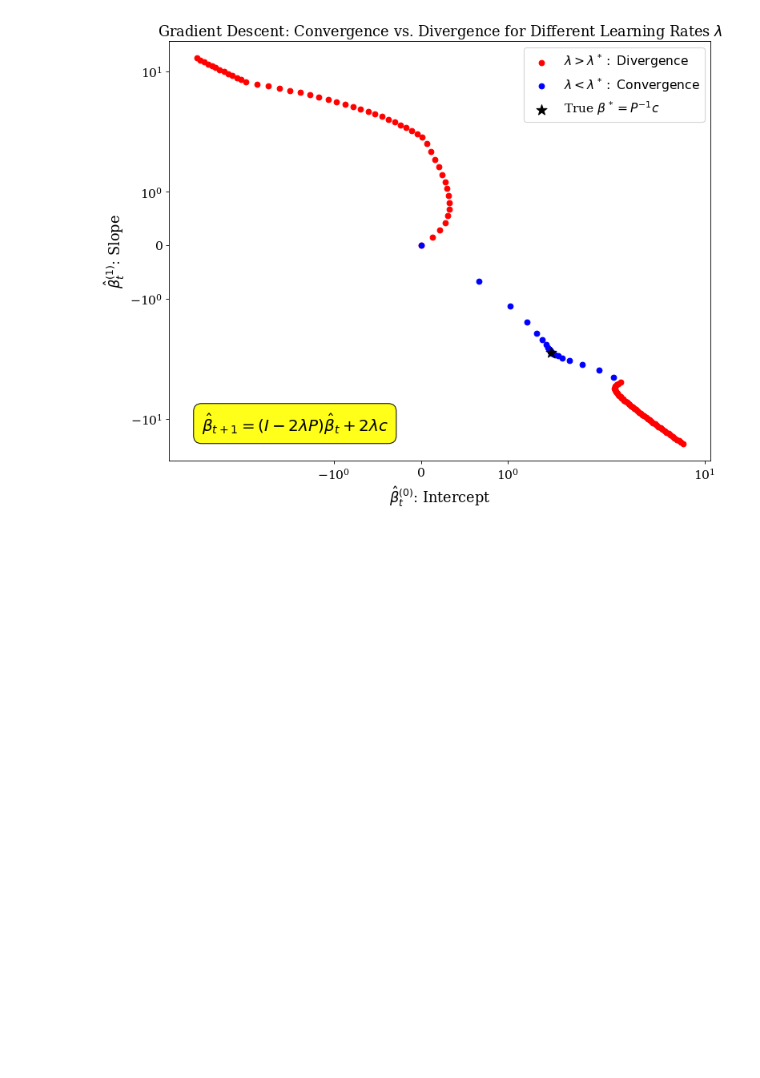
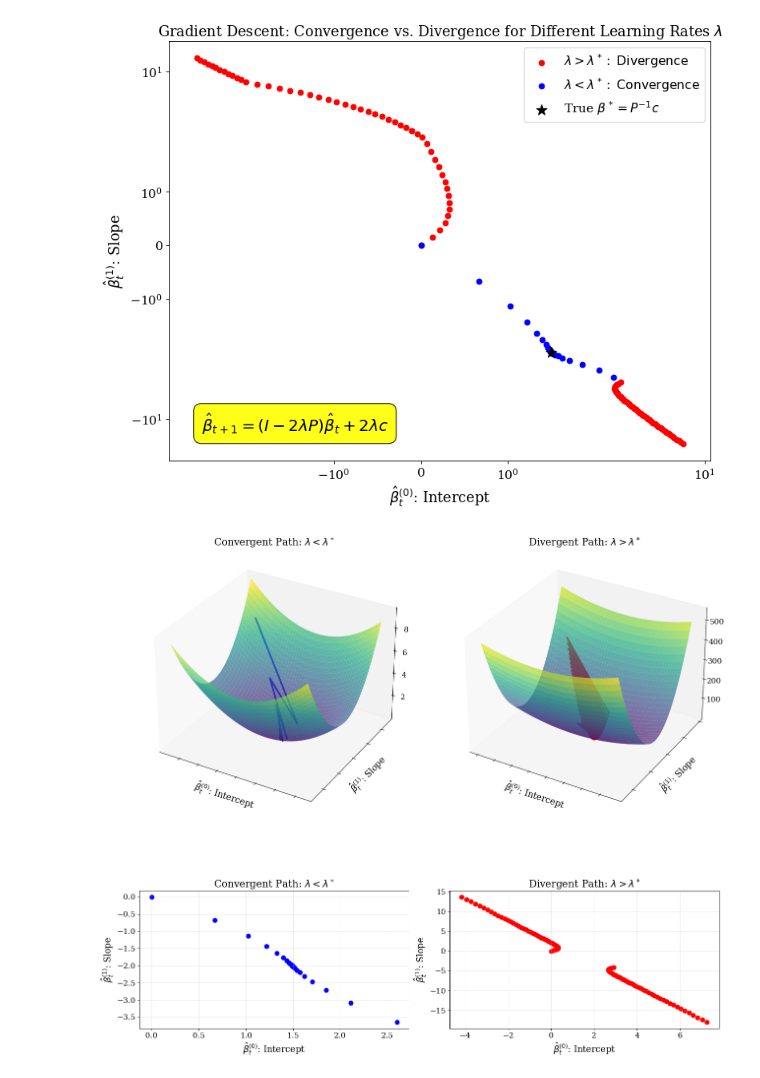
Before and after one commit to Mekahou/Notes, a Jupyter notebook: optimization/on_learning_rate.ipynb, the cells around one changed output. Cells and saved outputs as stored; diff of their text form; code cells hidden in the pictures; blank space fills up the shorter version.

```diff
--- a/optimization/on_learning_rate.ipynb
+++ b/optimization/on_learning_rate.ipynb
@@ -403,0 +408,7 @@ plt.show()
+# %%
+def loss_numpy_path(beta_0,beta_1,x,y):
+    x_np = x.numpy()   # shape (N,)
+    y_np = y.numpy()   # shape (N,)
+    error = y_np- beta_0 - beta_1*x_np
+    mse = (error**2).mean(axis = 0)
+    return mse
@@ -403,0 +463,44 @@ plt.show()
+# %%
+
+fig = plt.figure(figsize=(16, 14))
+gs = gridspec.GridSpec(2, 2, height_ratios=[2.2, 1])   # enlarge top row
+
+# Top-left
+ax1 = fig.add_subplot(gs[0, 0], projection='3d')
+make_surface_and_curve(
+    ax1, b0_array_conv, b1_array_conv, x, y,
+    r"Convergent Path: $\lambda< \lambda^*$", color="b"
+)
+
+# Top-right
+ax2 = fig.add_subplot(gs[0, 1], projection='3d')
+make_surface_and_curve(
+    ax2, b0_array_div, b1_array_div, x, y,
+    r"Divergent Path: $\lambda> \lambda^*$", color="r"
+)
+
+# Bottom-left
+ax3 = fig.add_subplot(gs[1, 0])
+ax3.scatter(b0_array_conv, b1_array_conv, color="b", linewidth=3)
+ax3.set_title(r"Convergent Path: $\lambda< \lambda^*$", fontsize = 18)
+ax3.grid(True, alpha=0.3)
+ax3.set_xlabel(r'$\hat{\beta}^{(0)}_t$: Intercept', fontsize=16)
+ax3.set_ylabel(r'$\hat{\beta}^{(1)}_t$: Slope', fontsize=16)
+
+# Bottom-right
+ax4 = fig.add_subplot(gs[1, 1])
+ax4.scatter(b0_array_div, b1_array_div, color="r", linewidth=3)
+ax4.set_title(r"Divergent Path: $\lambda> \lambda^*$", fontsize = 18)
+ax4.grid(True, alpha=0.3)
+ax4.set_xlabel(r'$\hat{\beta}^{(0)}_t$: Intercept', fontsize=16)
+ax4.set_ylabel(r'$\hat{\beta}^{(1)}_t$: Slope', fontsize=16)
+plt.subplots_adjust(
+    wspace=0.15,
+    hspace=0.25,
+    left=0.05, right=0.97,
+    top=0.95, bottom=0.05
+)
+
+plt.show()
+# %% [output]
+[figure, added]
```
Also changed, not shown: parts of 3 cells of this notebook, 2 other files.
